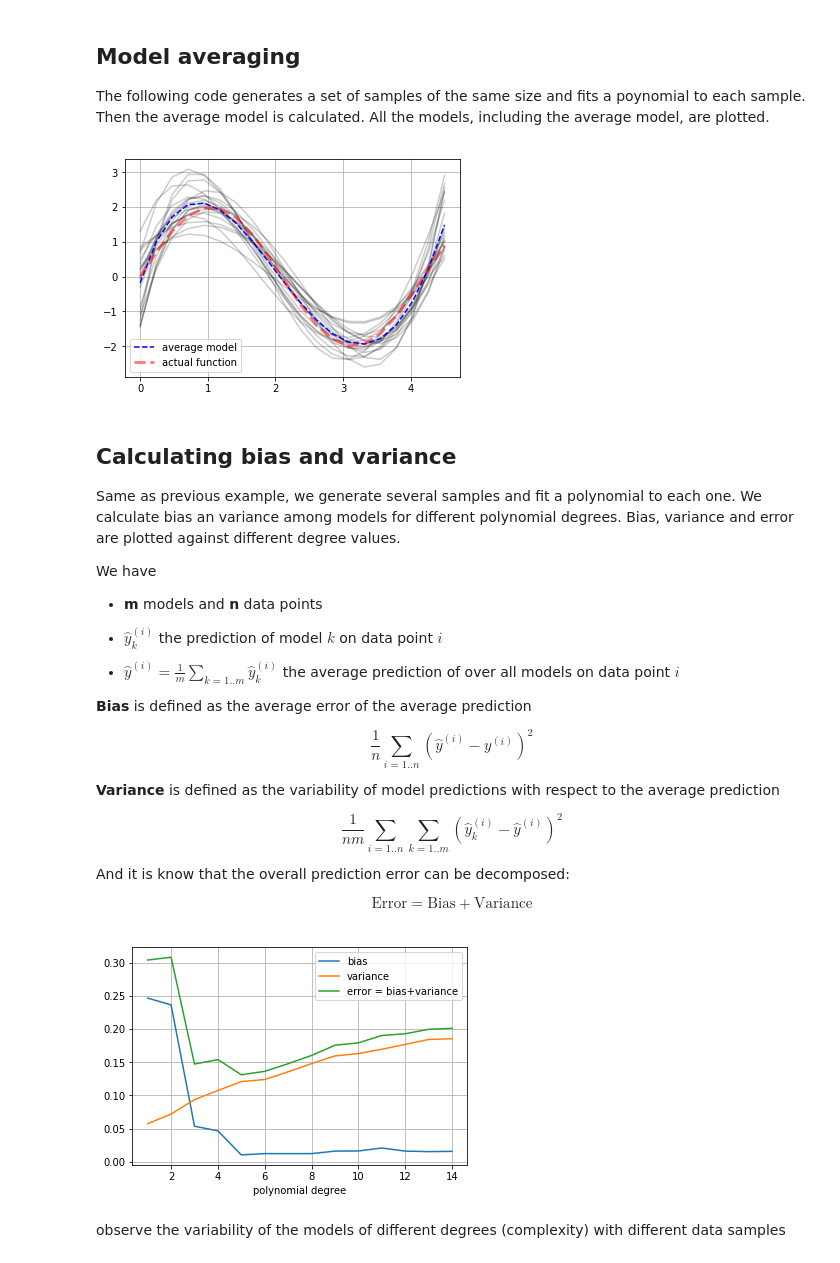
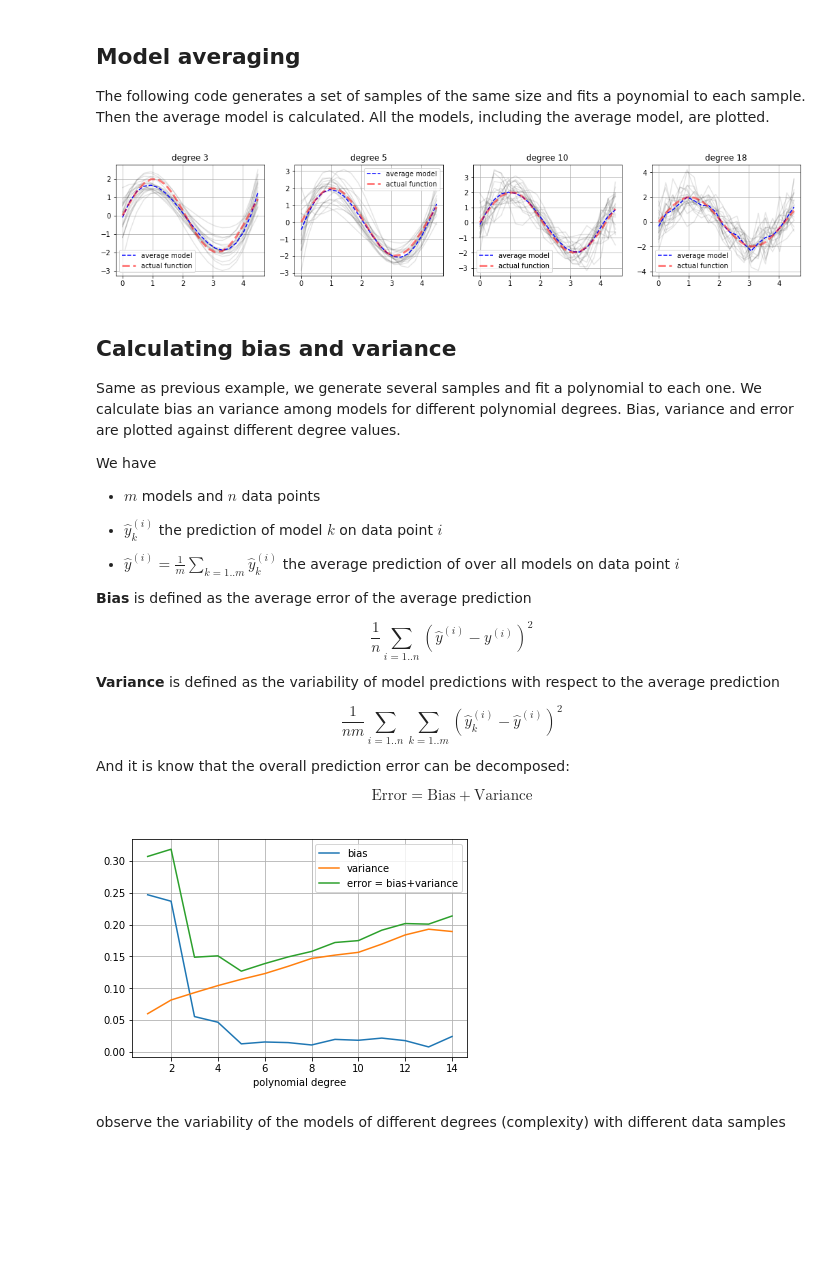
Before and after one commit to jdariasl/DiplomadoEPM_2019, a Jupyter notebook: Modulo2/Modulo2 (07 - Bias and Variance).ipynb, the cells around one changed output. Saved outputs shown, nothing was run; the diff lists cells and outputs as text; code cells hidden in the pictures; blank space fills up the shorter version.

```diff
--- a/Modulo2/Modulo2 (07 - Bias and Variance).ipynb
+++ b/Modulo2/Modulo2 (07 - Bias and Variance).ipynb
@@ -90,24 +90,27 @@ Model averaging
 
 The following code generates a set of samples of the same size and fits a poynomial to each sample. Then the average model is calculated. All the models, including the average model, are plotted.
 # %%
-degree = 4
-n_samples = 20
-n_models = 20
-avg_y = np.zeros(n_samples)
-for i in range(n_models):
-    (x,y) = sample(n_samples)
-    model = PolynomialLinearRegression(degree=degree)
-    model.fit(x,y)
-    p_y = model.predict(x)
-    avg_y = avg_y + p_y
-    pl.plot(x, p_y, 'k-', alpha=.2)
-avg_y = avg_y / n_models
-pl.plot(x, avg_y, 'b--', label="average model")
-pl.plot(x, f(len(x))[1], 'b--', color="red", lw="3", alpha=.5, label="actual function")
-pl.legend();
-pl.grid();
+pl.figure(figsize=(18,3))
+for k, degree in enumerate([3, 5, 10, 18]):
+    pl.subplot(1,4,k+1)
+    n_samples = 20
+    n_models = 20
+    avg_y = np.zeros(n_samples)
+    for i in range(n_models):
+        (x,y) = sample(n_samples)
+        model = PolynomialLinearRegression(degree=degree)
+        model.fit(x,y)
+        p_y = model.predict(x)
+        avg_y = avg_y + p_y
+        pl.plot(x, p_y, 'k-', alpha=.1)
+    avg_y = avg_y / n_models
+    pl.plot(x, avg_y, 'b--', label="average model")
+    pl.plot(x, f(len(x))[1], 'b--', color="red", lw="3", alpha=.5, label="actual function")
+    pl.legend();
+    pl.grid();
+    pl.title("degree %d"%degree)
 # %% [output]
-[figure, old version]
+[figure, new version]
 # %% [markdown]
 Calculating bias and variance
 -----------------------------
@@ -116,7 +119,7 @@ Same as previous example, we generate several samples and fit a polynomial to ea
 
 We have
 
-- **m** models and **n** data points
+- $m$ models and $n$ data points
 - $\hat{y}^{(i)}_k$ the prediction of model $k$ on data point $i$
 
 - $\hat{y}^{(i)} = \frac{1}{m}\sum_{k=1..m}\hat{y}^{(i)}_k$ the average prediction of over all models on data point $i$
@@ -167,7 +170,7 @@ pl.legend()
 pl.xlabel("polynomial degree")
 pl.grid();
 # %% [output]
-[figure, old version]
+[figure, new version]
 # %% [markdown]
 observe the variability of the models of different degrees (complexity) with different data samples
 # %%
```
Also changed, not shown: parts of 2 cells of this notebook, 1 other file.
